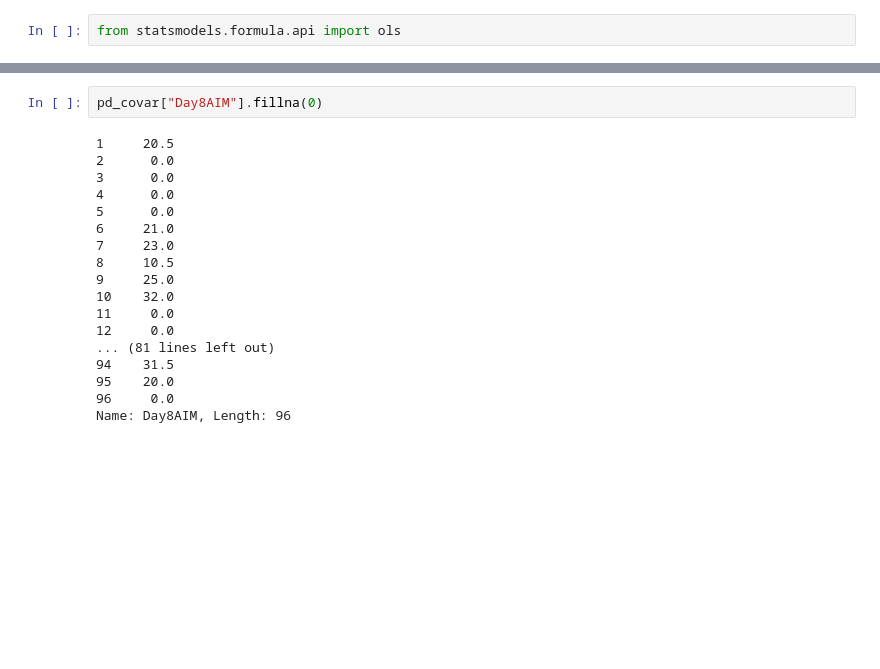
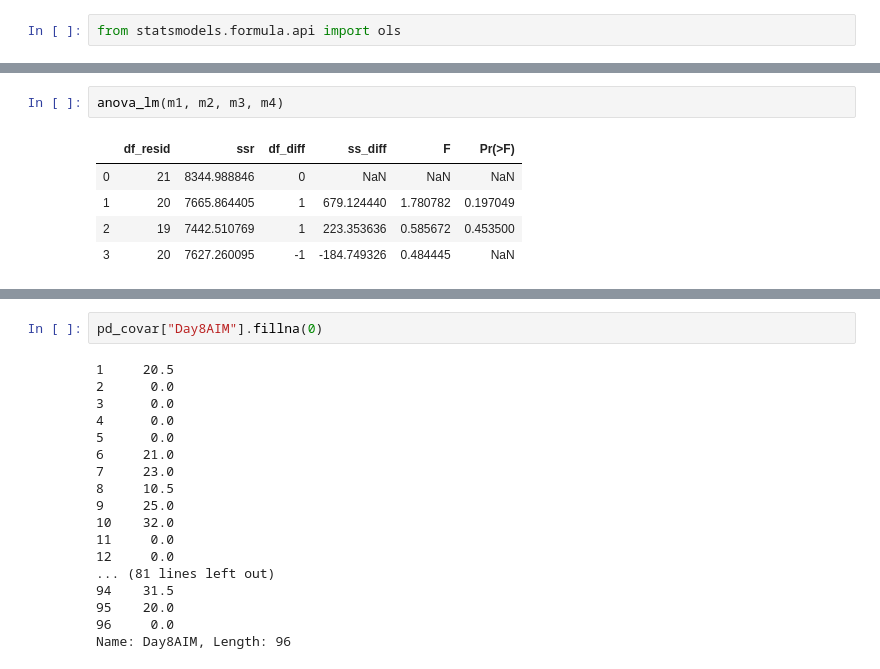
Before and after one commit to aheilbut/pdmouse, a Jupyter notebook: py/PDfilters.ipynb, the cells around one changed output, grey strips where cells are left out. Cells and saved outputs as stored; diff of their text form; blank space fills up the shorter version.

```diff
--- a/py/PDfilters.ipynb
+++ b/py/PDfilters.ipynb
@@ -692,0 +797,8 @@ OLS Regression Results
+# %%
+anova_lm(m1, m2, m3, m4)
+# %% [output]
+|  | df_resid | ssr | df_diff | ss_diff | F | Pr(>F) |
+| 0 | 21 | 8344.988846 | 0 | NaN | NaN | NaN |
+| 1 | 20 | 7665.864405 | 1 | 679.124440 | 1.780782 | 0.197049 |
+| 2 | 19 | 7442.510769 | 1 | 223.353636 | 0.585672 | 0.453500 |
+| 3 | 20 | 7627.260095 | -1 | -184.749326 | 0.484445 | NaN |
```
Also changed, not shown: parts of 22 cells of this notebook, 1 other file.
